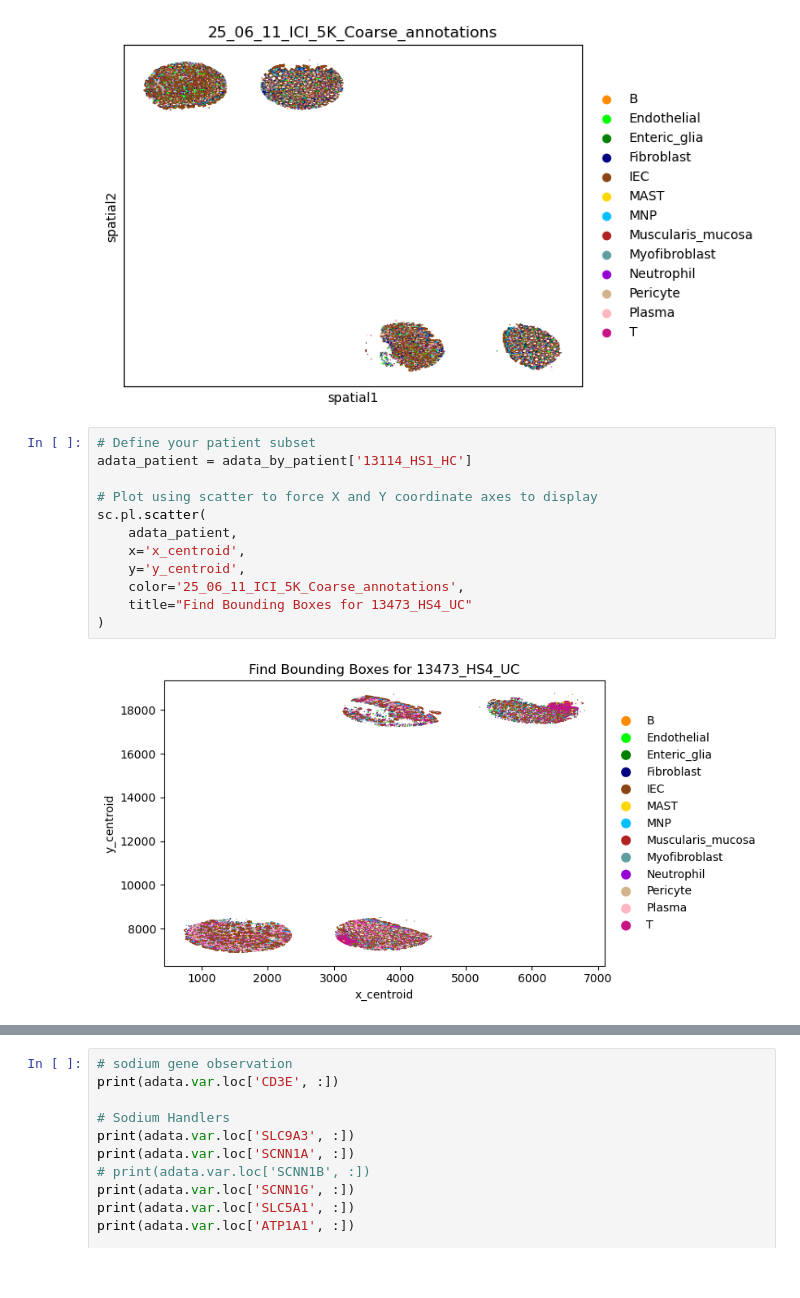
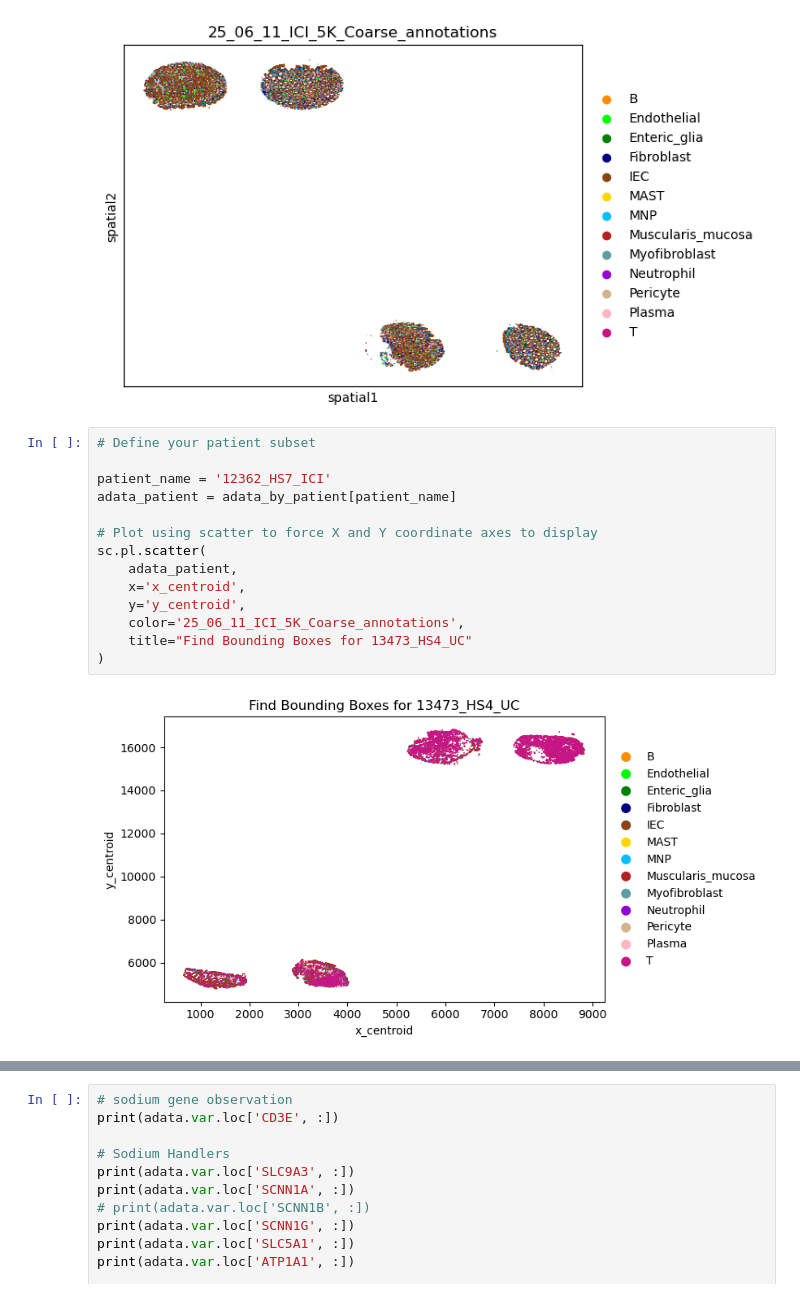
Before and after one commit to fosterea/MetabTravLR, a Jupyter notebook: metab_processing/Preprocess/alexi_data.ipynb, the cells around one changed output, grey strips where cells are left out. Cells and saved outputs as stored; diff of their text form.

```diff
--- a/metab_processing/Preprocess/alexi_data.ipynb
+++ b/metab_processing/Preprocess/alexi_data.ipynb
@@ -127,18 +127,20 @@ sc.pl.embedding(adata_by_patient['13473_HS4_UC'], basis='spatial', color='25_06_
 [figure]
 # %%
 # Define your patient subset
-adata_patient = adata_by_patient['13114_HS1_HC']
+
+patient_name = '12362_HS7_ICI'
+adata_patient = adata_by_patient[patient_name]
 
 # Plot using scatter to force X and Y coordinate axes to display
 sc.pl.scatter(
     adata_patient,
     x='x_centroid',
     y='y_centroid',
     color='25_06_11_ICI_5K_Coarse_annotations',
     title="Find Bounding Boxes for 13473_HS4_UC"
 )
 # %% [output]
-[figure, old version]
+[figure, new version]
 # %%
 # 1. Define your bounding boxes based on what you saw in the scatter plot
 # Format: 'Slice_Name': (x_min, x_max, y_min, y_max)
```
Also changed, not shown: parts of 2 cells of this notebook.
